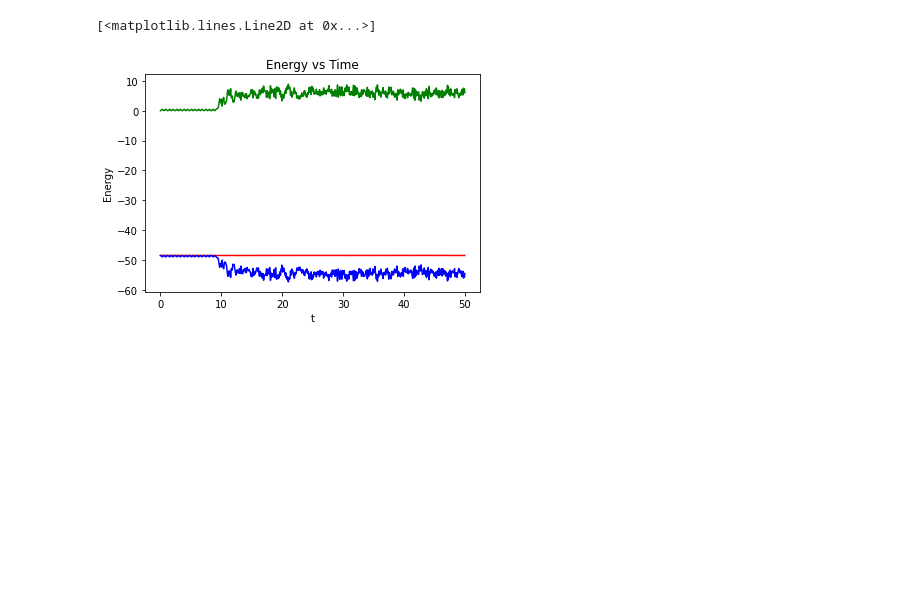
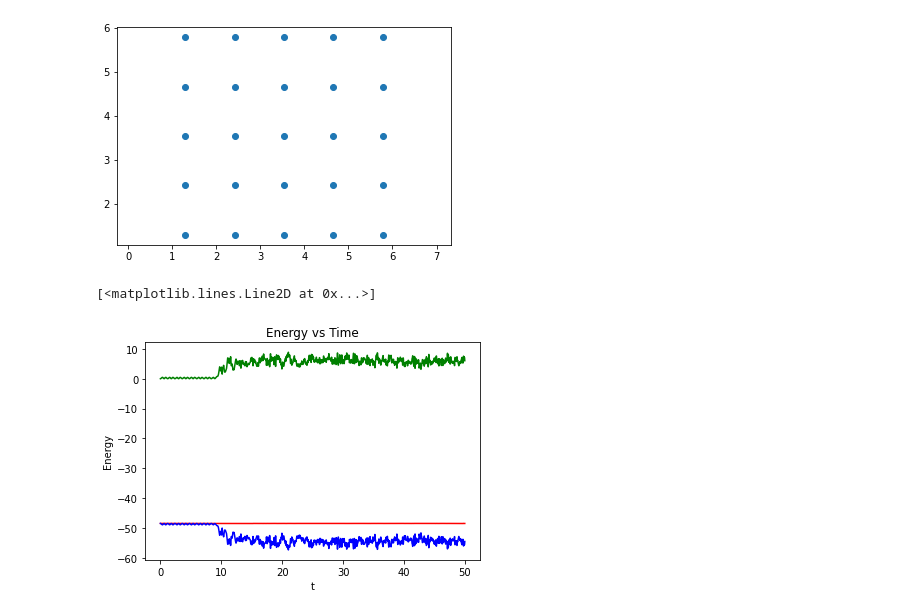
Before and after one commit to iashyam/StatMech-, a Jupyter notebook: Lennard_Jones_Fluid.ipynb, the cells around one changed output. Saved outputs shown, nothing was run; the diff lists cells and outputs as text; code cells hidden in the pictures; blank space fills up the shorter version.

Commit message:
adds create picture function in LJF

```diff
--- a/Lennard_Jones_Fluid.ipynb
+++ b/Lennard_Jones_Fluid.ipynb
@@ -4,6 +4,12 @@ import math
 from tqdm import tqdm
 import matplotlib.pyplot as plt
 %matplotlib inline
+# %%
+def create_picture(pos):
+    x = [i[0] for i in pos]
+    y = [i[1] for i in pos]
+    plt.axis('equal')
+    plt.plot(x,y,'o')
 # %%
 rcut = 3.0  ##### Cut-off distance. If distance between atoms is greater than this, interaction between them is ignored.
 rcutsquare = rcut**2
@@ -78,6 +83,10 @@ v = np.array(vlist) ## Scaled velocity
 V_cm = np.sum(v, axis = 0)/Natoms ## Correcting for CM velocity.
 V = np.array([V_cm,]*Natoms)
 v -= V
+# %%
+create_picture(pos)
+# %% [output]
+[figure, added]
 # %%
 time = 0. # Initial time.
 t_final = 50. # Time upto which simulation is carried out.
```
Also changed, not shown: parts of 8 cells of this notebook.
